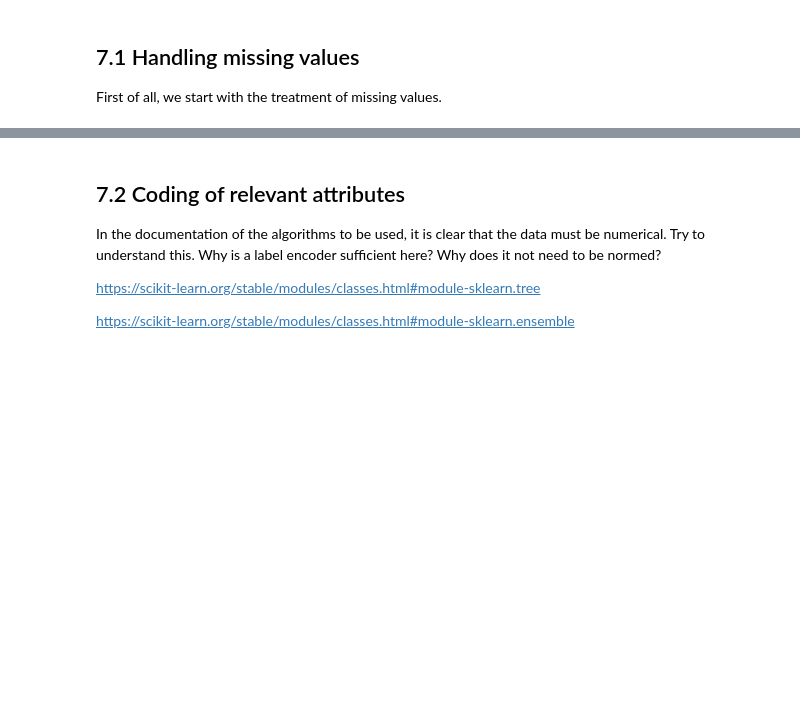
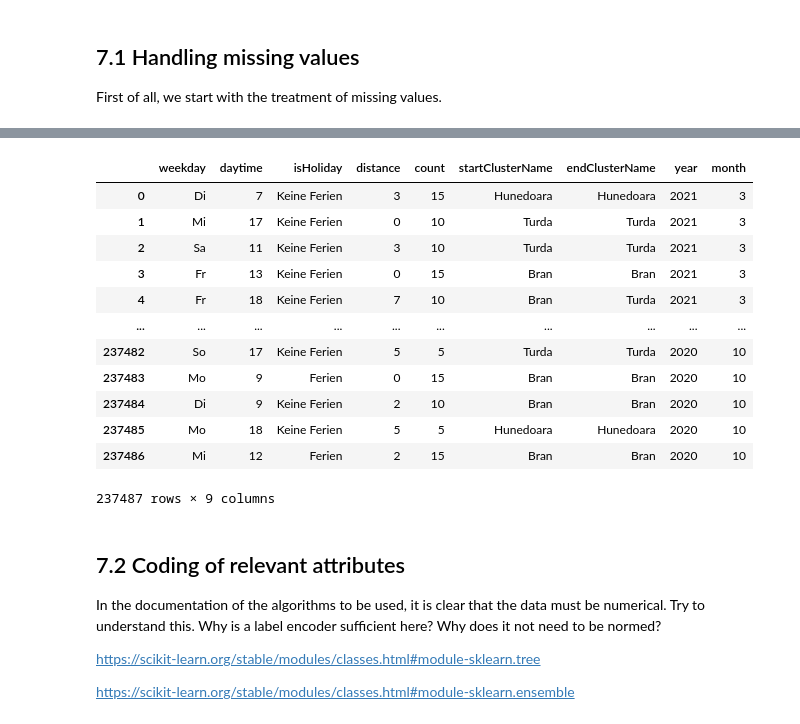
Before and after one commit to jordantatue/datamining, a Jupyter notebook: boosting_regression.ipynb, the cells around one changed output, grey strips where cells are left out. Drawn from its saved outputs; the diff is of its cells as text; code cells hidden in the pictures; blank space fills up the shorter version.

```diff
--- a/boosting_regression.ipynb
+++ b/boosting_regression.ipynb
@@ -50,3 +59,22 @@ dfCopy.head()
+# %%
+from sklearn import preprocessing
+
+dfCopy = df.drop(['startClusterZip','endClusterZip', 'startClusterName', 'endClusterName', 'total'], axis = 1)
+dfCopy
+# %% [output]
+|  | weekday | daytime | isHoliday | distance | count | startClusterName | endClusterName | year | month |
+| 0 | Di | 7 | Keine Ferien | 3 | 15 | Hunedoara | Hunedoara | 2021 | 3 |
+| 1 | Mi | 17 | Keine Ferien | 0 | 10 | Turda | Turda | 2021 | 3 |
+| 2 | Sa | 11 | Keine Ferien | 3 | 10 | Turda | Turda | 2021 | 3 |
+| 3 | Fr | 13 | Keine Ferien | 0 | 15 | Bran | Bran | 2021 | 3 |
+| 4 | Fr | 18 | Keine Ferien | 7 | 10 | Bran | Turda | 2021 | 3 |
+| ... | ... | ... | ... | ... | ... | ... | ... | ... | ... |
+| 237482 | So | 17 | Keine Ferien | 5 | 5 | Turda | Turda | 2020 | 10 |
+| 237483 | Mo | 9 | Ferien | 0 | 15 | Bran | Bran | 2020 | 10 |
+| 237484 | Di | 9 | Keine Ferien | 2 | 10 | Bran | Bran | 2020 | 10 |
+| 237485 | Mo | 18 | Keine Ferien | 5 | 5 | Hunedoara | Hunedoara | 2020 | 10 |
+| 237486 | Mi | 12 | Ferien | 2 | 15 | Bran | Bran | 2020 | 10 |
+237487 rows × 9 columns
 # %% [markdown]
 ## 7.2 Coding of relevant attributes
 In the documentation of the algorithms to be used, it is clear that the data must be numerical. Try to understand this. Why is a label encoder sufficient here? Why does it not need to be normed?
```
Also changed, not shown: parts of 29 cells of this notebook.
